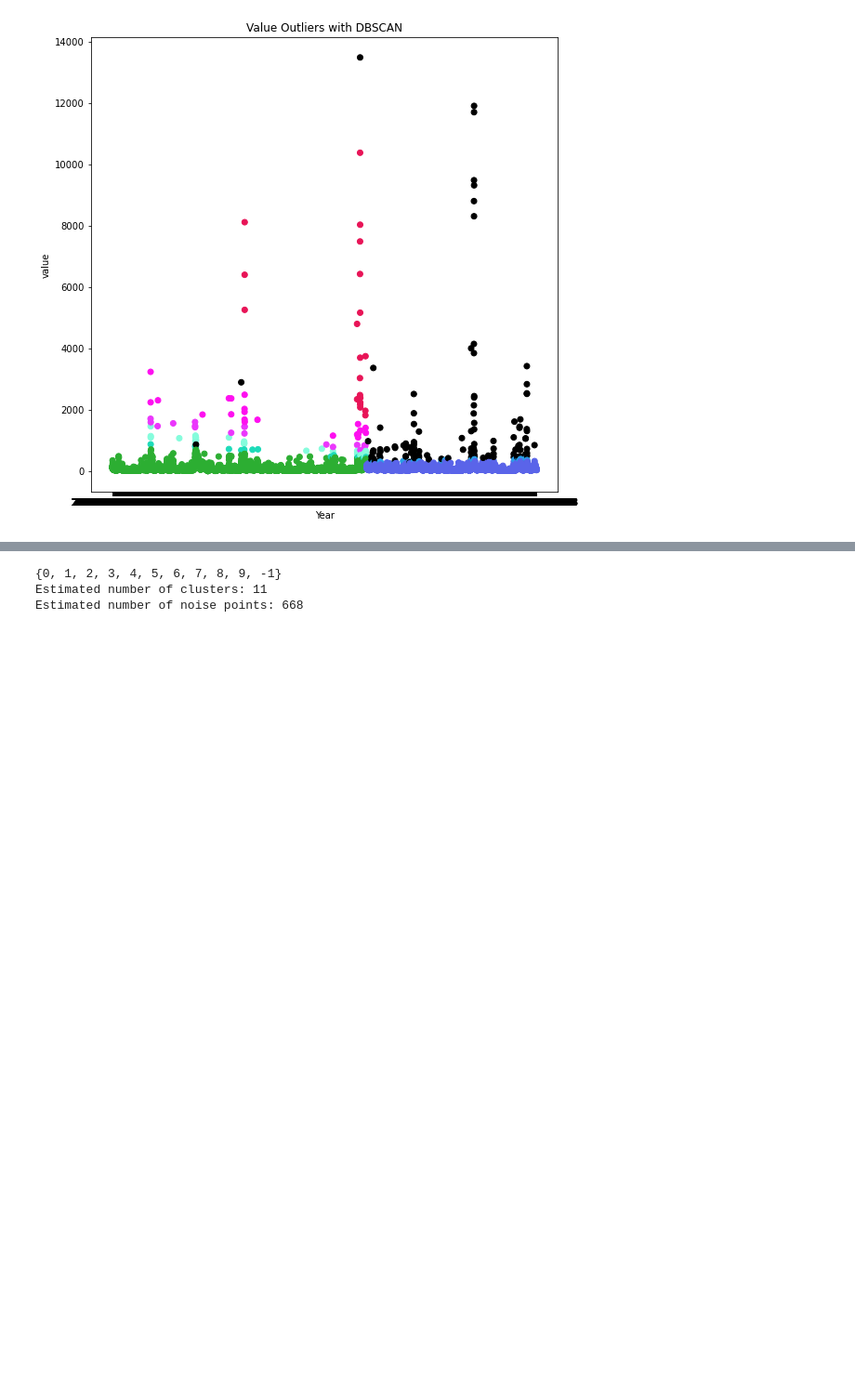
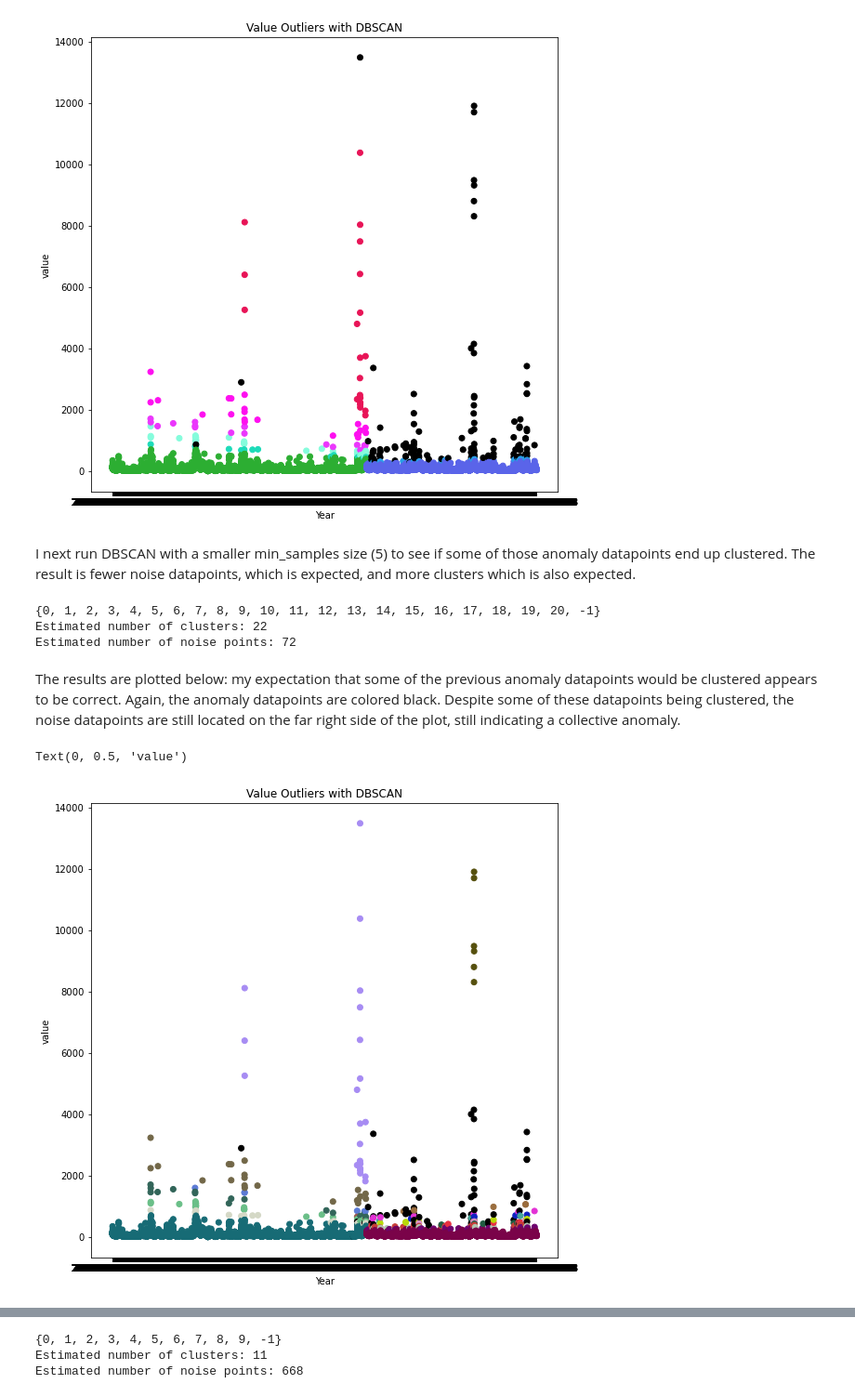
Before and after one commit to anissakhan/731-Project-6-Khan, a Jupyter notebook: Notebooks/731-Project6.ipynb, the cells around one changed output, grey strips where cells are left out. Shown at 93% size. Saved outputs shown, nothing was run; the diff lists cells and outputs as text; code cells hidden in the pictures; blank space fills up the shorter version.

```diff
--- a/Notebooks/731-Project6.ipynb
+++ b/Notebooks/731-Project6.ipynb
@@ -307,3 +334,35 @@ plt.ylabel('value')
 # %% [output]
 Text(0, 0.5, 'value')
 [figure]
+# %% [markdown]
+I next run DBSCAN with a smaller min_samples size (5) to see if some of those anomaly datapoints end up clustered. The result is fewer noise datapoints, which is expected, and more clusters which is also expected.
+# %%
+dbsc = DBSCAN(eps = 0.01, min_samples = 5).fit(dfTest_normalized)
+labels = dbsc.labels_
+core_samples = np.zeros_like(labels, dtype = bool)
+core_samples[dbsc.core_sample_indices_] = True
+
+print(set(labels))
+
+n_clusters_=len(set(labels))
+n_noise_=list(labels).count(-1)
+
+print('Estimated number of clusters: %d' % n_clusters_)
+print('Estimated number of noise points: %d' % n_noise_)
+# %% [output]
+{0, 1, 2, 3, 4, 5, 6, 7, 8, 9, 10, 11, 12, 13, 14, 15, 16, 17, 18, 19, 20, -1}
+Estimated number of clusters: 22
+Estimated number of noise points: 72
+# %% [markdown]
+The results are plotted below: my expectation that some of the previous anomaly datapoints would be clustered appears to be correct. Again, the anomaly datapoints are colored black. Despite some of these datapoints being clustered, the noise datapoints are still located on the far right side of the plot, still indicating a collective anomaly.
+# %%
+cvec=genColorsDBSCAN(n_clusters_)
+
+plt.figure(figsize=(9,9))
+plt.scatter(dfTest['timestamp'], dfTest['value'], c=cvec)
+plt.title('Value Outliers with DBSCAN')
+plt.xlabel('Year')
+plt.ylabel('value')
+# %% [output]
+Text(0, 0.5, 'value')
+[figure, added]
```
Also changed, not shown: parts of 16 cells of this notebook.
